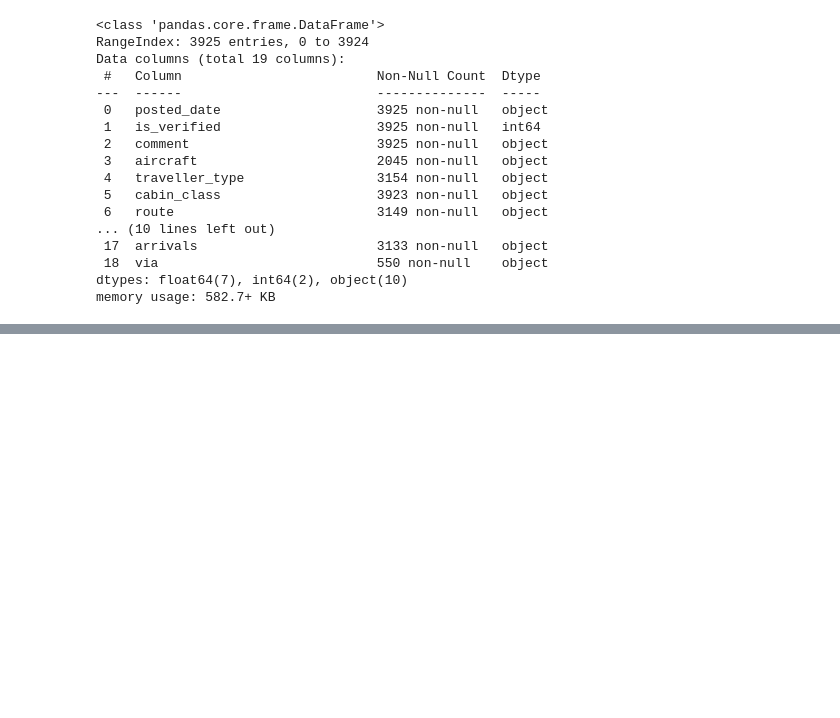
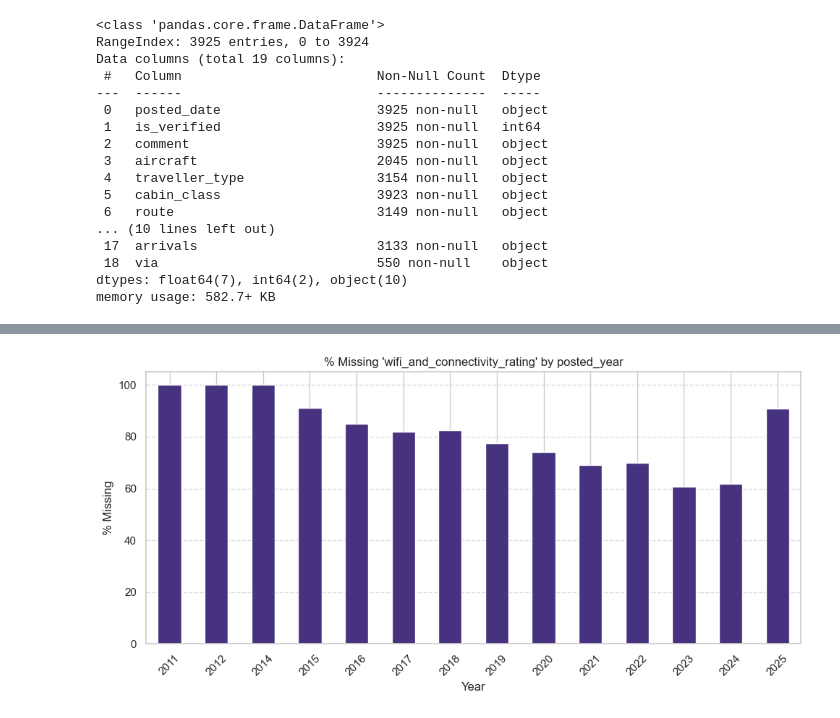
Before and after one commit to Arian-MU/BritishAirways, a Jupyter notebook: data-analysis.ipynb, the cells around one changed output, grey strips where cells are left out. Saved outputs shown, nothing was run; the diff lists cells and outputs as text; code cells hidden in the pictures; blank space fills up the shorter version.

```diff
--- a/data-analysis.ipynb
+++ b/data-analysis.ipynb
@@ -494,0 +535,4 @@ plot_missingness_by_year(df, 'ground_service_rating')
+# %%
+plot_missingness_by_year(df, 'wifi_and_connectivity_rating')
+# %% [output]
+[figure, added]
```
Also changed, not shown: parts of 78 cells of this notebook, 1 other file.
